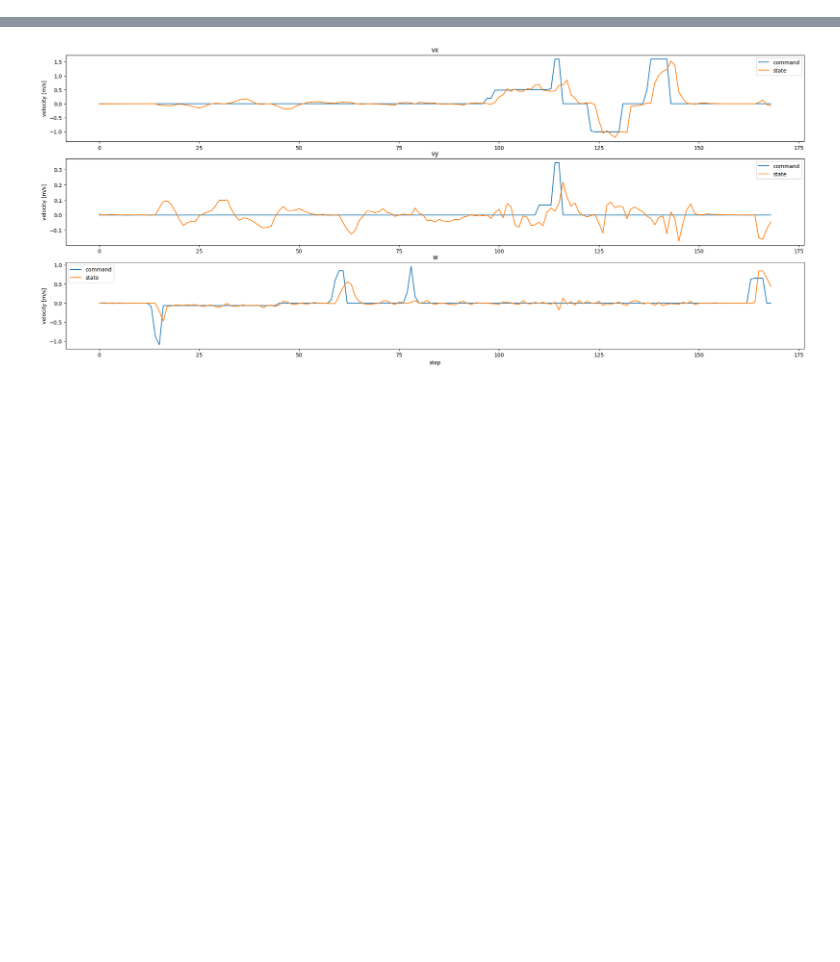
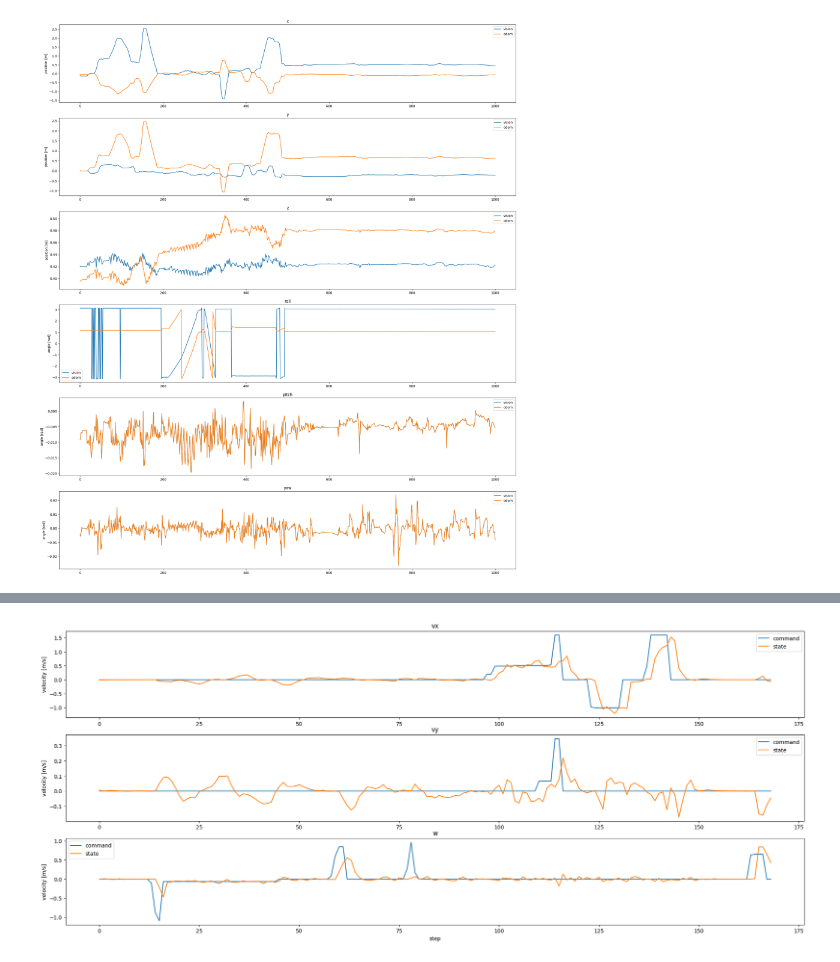
Before and after one commit to benjirer/active-learning-dynamics, a Jupyter notebook: data_analysis/transitions_analysis.ipynb, the cells around one changed output, grey strips where cells are left out. Saved outputs shown, nothing was run; the diff lists cells and outputs as text; code cells hidden in the pictures; blank space fills up the shorter version.

```diff
--- a/data_analysis/transitions_analysis.ipynb
+++ b/data_analysis/transitions_analysis.ipynb
@@ -48,0 +60,35 @@ for i in range(9):
+# %%
+# plot states from vision and odom (x,y,z,qx,qy,qz,qw)
+
+vision_states = [s.next_state.pose_of_body_in_vision for s in states]
+odom_states = [s.next_state.pose_of_body_in_odom for s in states]
+
+vision_states = np.array(vision_states)
+odom_states = np.array(odom_states)
+
+# convert quaternions to euler angles
+from scipy.spatial.transform import Rotation as R
+def quat_to_euler(qx, qy, qz, qw, order='xyz'):
+    quaternion = np.array([qw, qx, qy, qz])
+    rotation = R.from_quat(quaternion)
+    euler_angles = rotation.as_euler(order)
+    return euler_angles
+
+vision_states_euler = np.array([quat_to_euler(qx, qy, qz, qw) for qx, qy, qz, qw in vision_states[:, 3:]])
+odom_states_euler = np.array([quat_to_euler(qx, qy, qz, qw) for qx, qy, qz, qw in odom_states[:, 3:]])
+
+labels = ["x", "y", "z", "roll", "pitch", "yaw"]
+fig, axs = plt.subplots(6, 1, figsize=(25, 30))
+for i in range(6):
+    if i < 3:
+        axs[i].plot(vision_states[:, i], label="vision")
+        axs[i].plot(odom_states[:, i], label="odom")
+        axs[i].set_ylabel("position [m]")
+    else:
+        axs[i].plot(vision_states_euler[:, i-3], label="vision")
+        axs[i].plot(odom_states_euler[:, i-3], label="odom")
+        axs[i].set_ylabel("angle [rad]")
+    axs[i].set_title(labels[i])
+    axs[i].legend()
+# %% [output]
+[figure, added]
```
Also changed, not shown: parts of 5 cells of this notebook, 6 other files.
